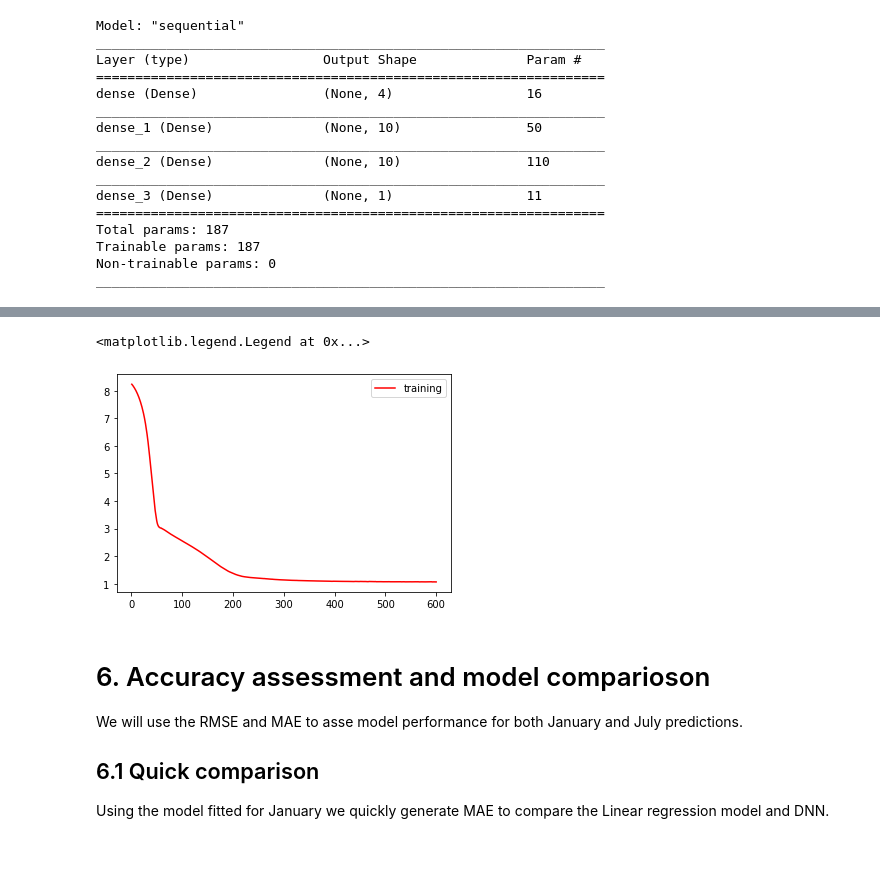
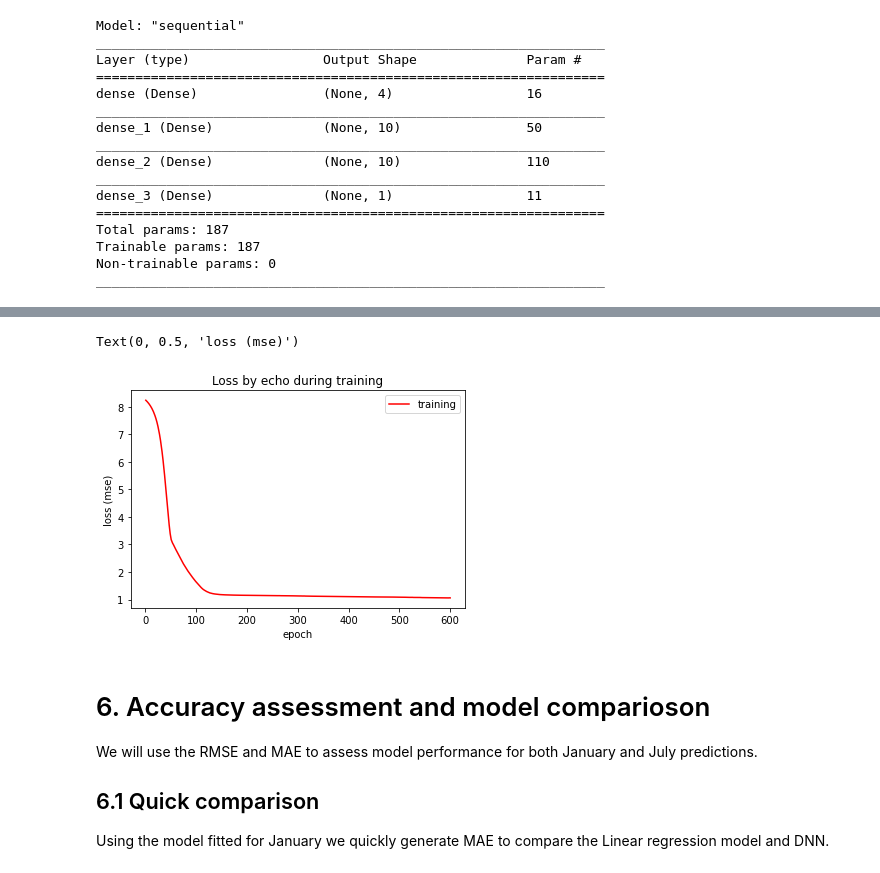
Before and after one commit to bparment1/deep_learning_with_satellite_imagery_and_geospatial_data, a Jupyter notebook: temperature_predictions_DNN.ipynb, the cells around one changed output, grey strips where cells are left out. Drawn from its saved outputs; the diff is of its cells as text; code cells hidden in the pictures.

```diff
--- a/temperature_predictions_DNN.ipynb
+++ b/temperature_predictions_DNN.ipynb
@@ -546,23 +538,21 @@ loss_acc_fit_model_dnn_df
 600 rows × 2 columns
-# %%
-loss_acc_fit_model_dnn_df = pd.DataFrame(history1_validation.history)
-
-loss_acc_fit_model_dnn_df.to_csv("loss_acc_fit_model_dnnb_validation_df.csv")
-loss_acc_fit_model_dnn_df.columns
-
-fig, ax = plt.subplots()
-ax.plot(range(1,n_epoch+1),loss_acc_fit_model_dnn_df['mae'],
-        color="red",label="training")
-#ax.plot(range(1,n_epoch+1),loss_acc_fit_model_dnn_df['val_mae'],
-#        color="green",label="validation")
-ax.legend()
-# %% [output]
-<matplotlib.legend.Legend at 0x...>
-[figure, removed]
+# %%
+# Plot fit history
+fig, ax = plt.subplots()
+ax.plot(range(1,epoch_n+1),loss_acc_fit_model_dnn_df['mae'],
+        color="red",label="training")
+ax.legend()
+# Add title and axis names
+ax.set_title('Loss by echo during training')
+ax.set_xlabel('epoch')
+ax.set_ylabel('loss (mse)')
+# %% [output]
+Text(0, 0.5, 'loss (mse)')
+[figure, added]
 # %% [markdown]
 # 6. Accuracy assessment and model comparioson
 
-We will use the RMSE and MAE to asse model performance for both January and July predictions.
+We will use the RMSE and MAE to assess model performance for both January and July predictions.
 
 ## 6.1 Quick comparison
 
```
Also changed, not shown: parts of 22 cells of this notebook.
